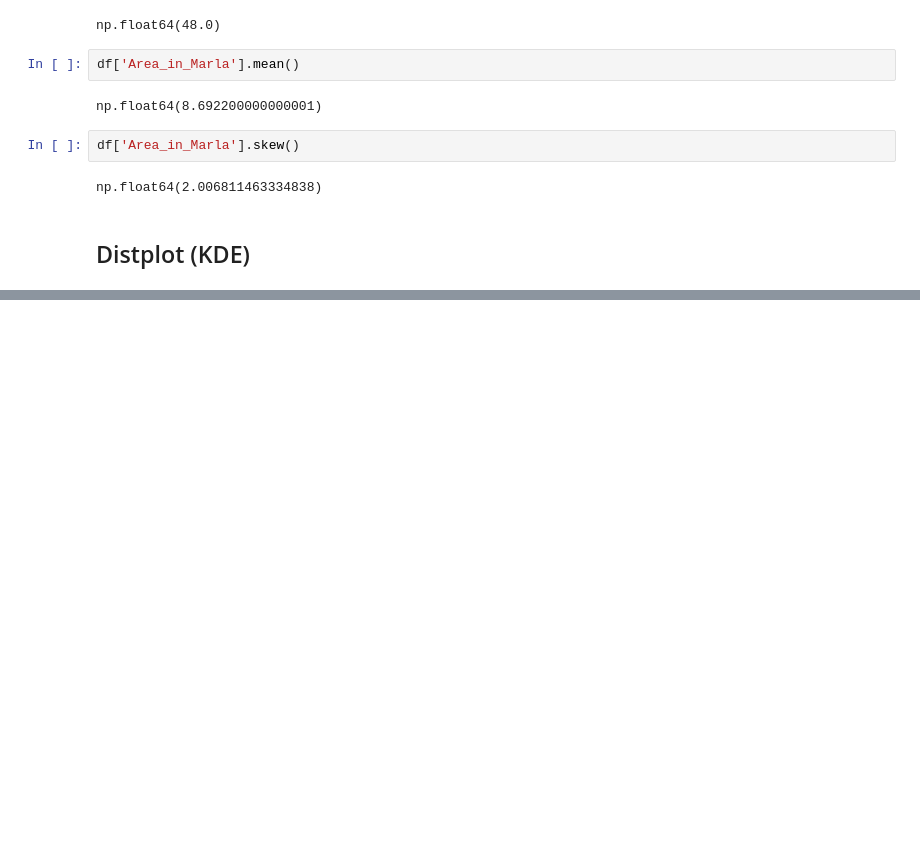
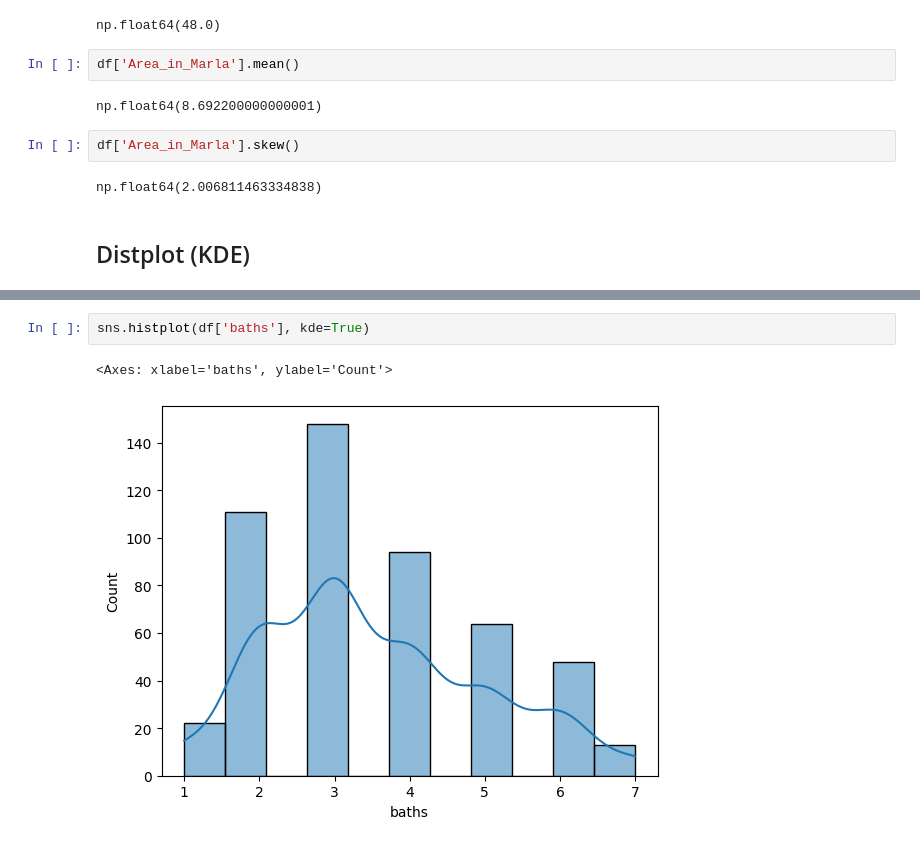
Before and after one commit to UzairAtiq/Academic-codebase, a Jupyter notebook: Semester-5 🎓/Lab-Codes 🧪/ML Lab/Lab 1/main.ipynb, the cells around one changed output, grey strips where cells are left out. Cells and saved outputs as stored; diff of their text form; blank space fills up the shorter version.

```diff
--- a/Semester-5 🎓/Lab-Codes 🧪/ML Lab/Lab 1/main.ipynb
+++ b/Semester-5 🎓/Lab-Codes 🧪/ML Lab/Lab 1/main.ipynb
@@ -258,0 +269,5 @@ np.float64(2.006811463334838)
+# %%
+sns.histplot(df['baths'], kde=True)
+# %% [output]
+<Axes: xlabel='baths', ylabel='Count'>
+[figure, added]
```
Also changed, not shown: parts of 3 cells of this notebook, 1 other file.
